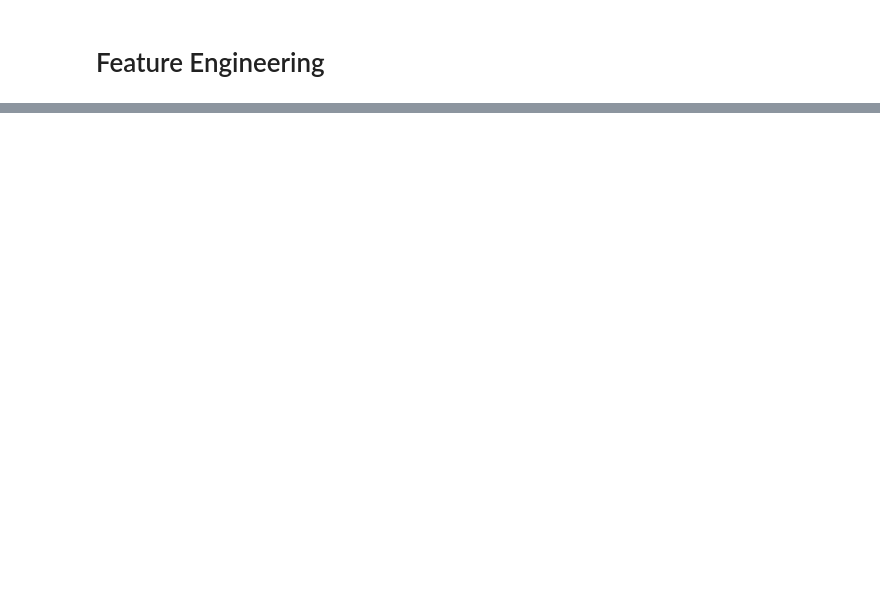
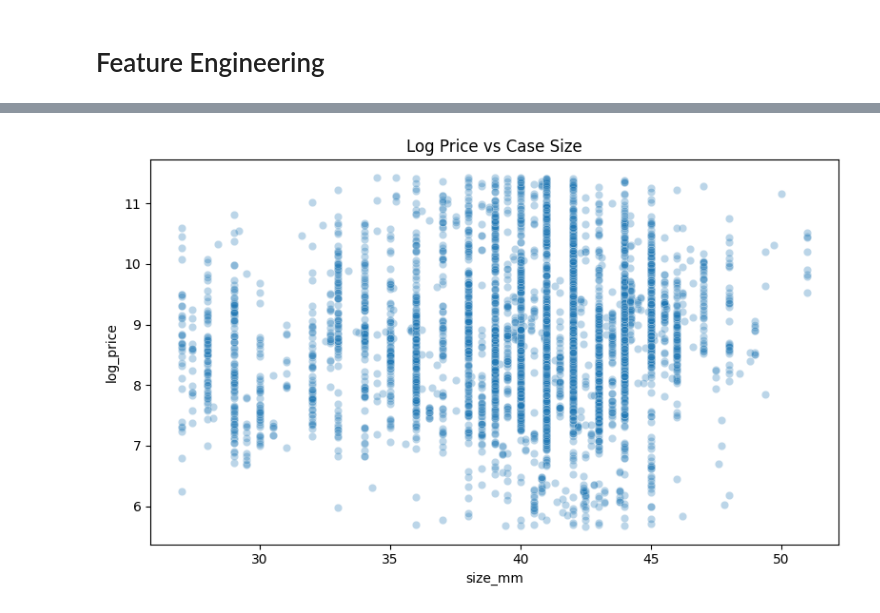
Before and after one commit to Glazochek/chrono24_price_prediction, a Jupyter notebook: notebooks/EDA.ipynb, the cells around one changed output, grey strips where cells are left out. Drawn from its saved outputs; the diff is of its cells as text; code cells hidden in the pictures; blank space fills up the shorter version.

Commit message:
[Update] Adding Model traning, outliers removal and expand EDA

```diff
--- a/notebooks/EDA.ipynb
+++ b/notebooks/EDA.ipynb
@@ -176 +209,11 @@ size_mm    0
 dtype: int64
+# %%
+before_rows = len(df)
+
+for col in ['log_price', 'yop', 'size_mm']:
+    low, high = anomaly_df.loc[col, 'lower_bound'], anomaly_df.loc[col, 'upper_bound']
+    df = df[(df[col] >= low) & (df[col] <= high)]
+
+print(f"Rows removed by IQR (all 3 columns): {before_rows - len(df)}")
+print(f"\nFinal shape: {df.shape}")
+print(f"\nSkewness after outlier removal:\n{df[['price', 'log_price', 'yop', 'size_mm']].skew().sort_values(ascending=False)}")
@@ -266,0 +406,26 @@ Name: log_price, dtype: float64
+# %%
+import re
+from collections import Counter
+
+MATERIAL_LIST = ['steel', 'gold', 'titanium', 'platinum', 'ceramic', 'carbon', 'bronze',
+                  'rubber', 'leather', 'rose gold', 'white gold', 'yellow gold', 'silver',
+                  'sapphire', 'aluminum', 'aluminium', 'tantalum', 'palladium']
+
+MATERIAL_SUFFIXES = ['steel', 'gold', 'titanium', 'ceramic', 'carbon', 'bronze']
+
+def extract_material(name):
+    if not isinstance(name, str):
+        return 'unknown'
+    text = name.lower()
+
+    for word in text.split():
+        for suffix in MATERIAL_SUFFIXES:
+            if word.endswith(suffix):
+                return suffix
+
+    return 'unknown'
+
+df['material'] = df['name'].apply(extract_material)
+
+material_counts = df['material'].value_counts()
+print(material_counts)
@@ -329,0 +740,8 @@ Name: log_price, dtype: float64
+# %%
+plt.figure(figsize=(8, 5))
+sns.scatterplot(data=new_df.sample(min(5000, len(new_df))), x='size_mm', y='log_price', alpha=0.3)
+plt.title('Log Price vs Case Size')
+plt.tight_layout()
+plt.show()
+# %% [output]
+[figure, added]
```
Also changed, not shown: parts of 36 cells of this notebook.
